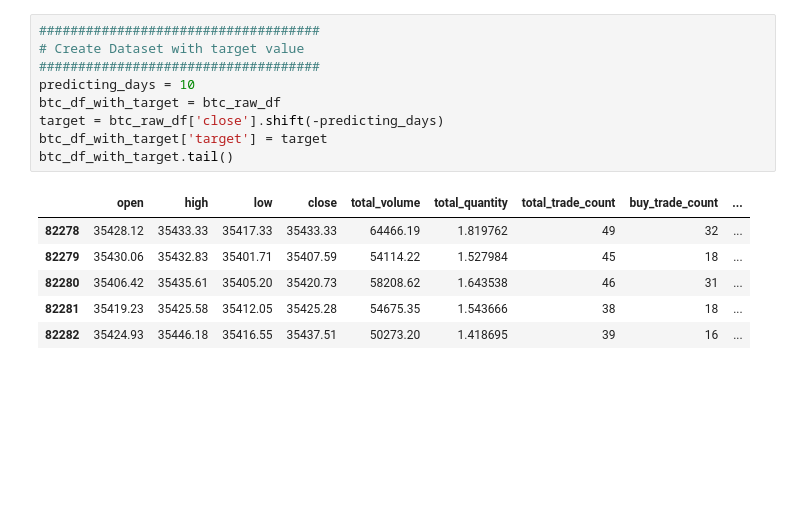
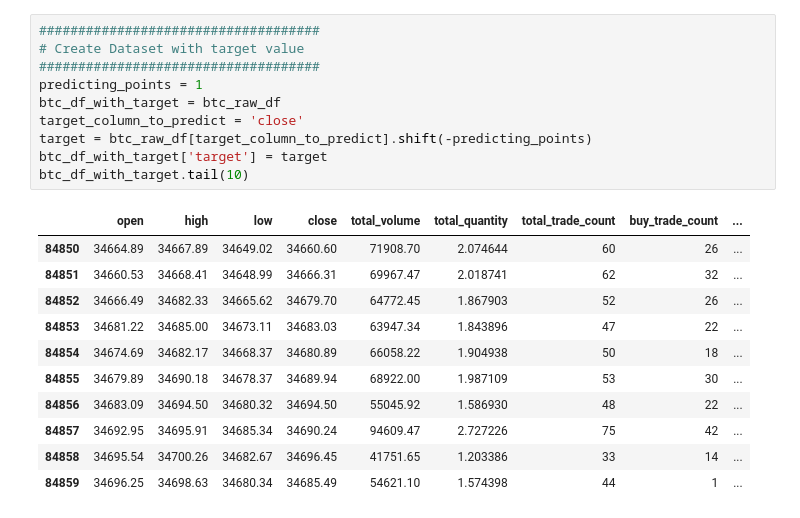
Before and after one commit to kentarokamiyajp/crypto-prediction-ml-dl, a Jupyter notebook: notebook/naive_models/minute_models/simple_price_prediction_lstm.ipynb, the cells around one changed output. Saved outputs shown, nothing was run; the diff lists cells and outputs as text; blank space fills up the shorter version.

```diff
--- a/notebook/naive_models/minute_models/simple_price_prediction_lstm.ipynb
+++ b/notebook/naive_models/minute_models/simple_price_prediction_lstm.ipynb
@@ -164,16 +166,22 @@ btc_raw_df.tail()
 # %%
 ####################################
 # Create Dataset with target value
 ####################################
-predicting_days = 10
+predicting_points = 1
 btc_df_with_target = btc_raw_df
-target = btc_raw_df['close'].shift(-predicting_days)
+target_column_to_predict = 'close'
+target = btc_raw_df[target_column_to_predict].shift(-predicting_points)
 btc_df_with_target['target'] = target
-btc_df_with_target.tail()
+btc_df_with_target.tail(10)
 # %% [output]
 |  | open | high | low | close | total_volume | total_quantity | total_trade_count | buy_trade_count | ... |
-| 82278 | 35428.12 | 35433.33 | 35417.33 | 35433.33 | 64466.19 | 1.819762 | 49 | 32 | ... |
-| 82279 | 35430.06 | 35432.83 | 35401.71 | 35407.59 | 54114.22 | 1.527984 | 45 | 18 | ... |
-| 82280 | 35406.42 | 35435.61 | 35405.20 | 35420.73 | 58208.62 | 1.643538 | 46 | 31 | ... |
-| 82281 | 35419.23 | 35425.58 | 35412.05 | 35425.28 | 54675.35 | 1.543666 | 38 | 18 | ... |
-| 82282 | 35424.93 | 35446.18 | 35416.55 | 35437.51 | 50273.20 | 1.418695 | 39 | 16 | ... |
+| 84850 | 34664.89 | 34667.89 | 34649.02 | 34660.60 | 71908.70 | 2.074644 | 60 | 26 | ... |
+| 84851 | 34660.53 | 34668.41 | 34648.99 | 34666.31 | 69967.47 | 2.018741 | 62 | 32 | ... |
+| 84852 | 34666.49 | 34682.33 | 34665.62 | 34679.70 | 64772.45 | 1.867903 | 52 | 26 | ... |
+| 84853 | 34681.22 | 34685.00 | 34673.11 | 34683.03 | 63947.34 | 1.843896 | 47 | 22 | ... |
+| 84854 | 34674.69 | 34682.17 | 34668.37 | 34680.89 | 66058.22 | 1.904938 | 50 | 18 | ... |
+| 84855 | 34679.89 | 34690.18 | 34678.37 | 34689.94 | 68922.00 | 1.987109 | 53 | 30 | ... |
+| 84856 | 34683.09 | 34694.50 | 34680.32 | 34694.50 | 55045.92 | 1.586930 | 48 | 22 | ... |
+| 84857 | 34692.95 | 34695.91 | 34685.34 | 34690.24 | 94609.47 | 2.727226 | 75 | 42 | ... |
+| 84858 | 34695.54 | 34700.26 | 34682.67 | 34696.45 | 41751.65 | 1.203386 | 33 | 14 | ... |
+| 84859 | 34696.25 | 34698.63 | 34680.34 | 34685.49 | 54621.10 | 1.574398 | 44 | 1 | ... |
```
Also changed, not shown: parts of 17 cells of this notebook.
